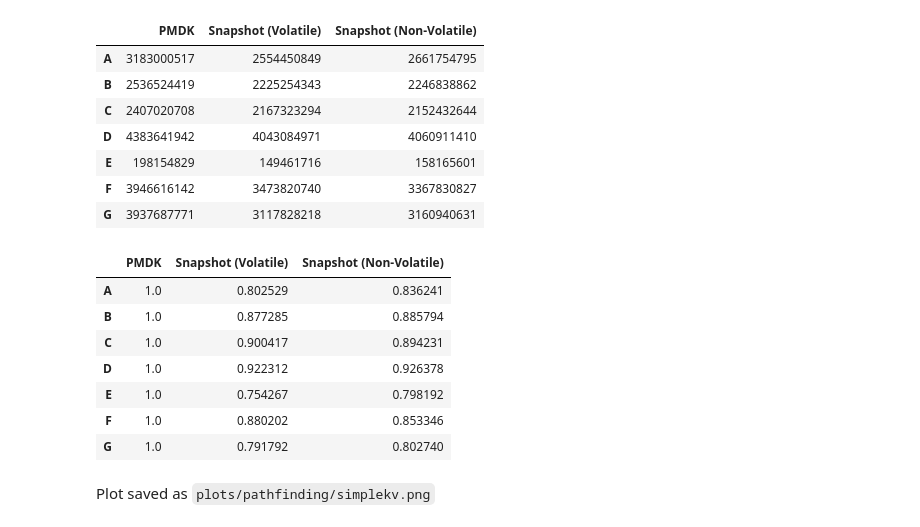
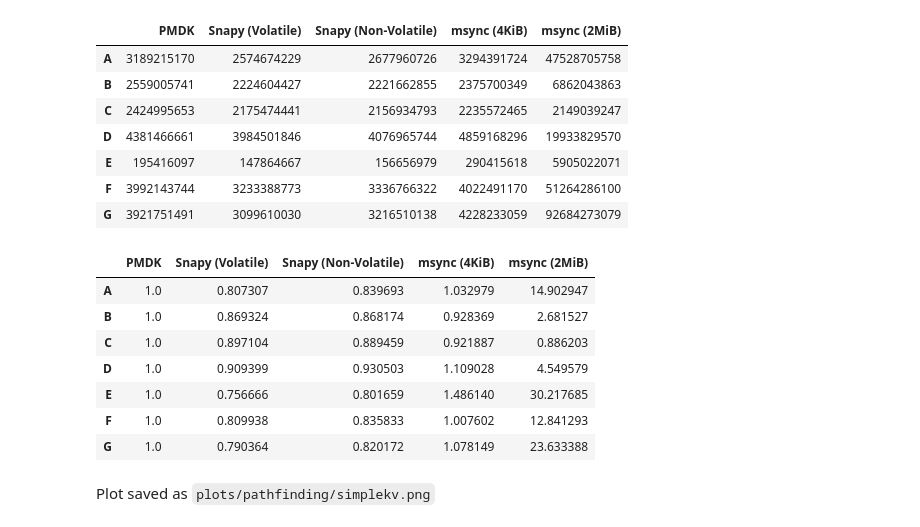
Before and after one commit to NVSL/snapshot-public, a Jupyter notebook: src/scripts/map.ipynb, the cells around one changed output. Cells and saved outputs as stored; diff of their text form; code cells hidden in the pictures.

```diff
--- a/src/scripts/map.ipynb
+++ b/src/scripts/map.ipynb
@@ -54,5 +73,5 @@ df_raw = df_raw.T
 # %%
-v = (df_raw.T[index_v]).T[['pmdk', 'snashot']]
+v = (df_raw.T[index_v]).T[['pmdk', 'snashot', 'msync', 'msync huge page']]
 v.index = index_vals
 v
 # %% [output]
@@ -80,19 +99,21 @@ Name: snashot, dtype: object
 # %%
 df = pd.DataFrame()
 df['PMDK'] = np.int_(v['pmdk'])
-df['Snapshot (Volatile)'] = np.int_(v['snashot'])
-df['Snapshot (Non-Volatile)'] = np.int_(nv)
+df['Snapy (Volatile)'] = np.int_(v['snashot'])
+df['Snapy (Non-Volatile)'] = np.int_(nv)
+df['msync (4KiB)'] = np.int_(v['msync'])
+df['msync (2MiB)'] = np.int_(v['msync huge page'])
 df.index = [val.capitalize() for val in index_vals]
 df
 # %% [output]
-|  | PMDK | Snapshot (Volatile) | Snapshot (Non-Volatile) |
-| A | 3183000517 | 2554450849 | 2661754795 |
-| B | 2536524419 | 2225254343 | 2246838862 |
-| C | 2407020708 | 2167323294 | 2152432644 |
-| D | 4383641942 | 4043084971 | 4060911410 |
-| E | 198154829 | 149461716 | 158165601 |
-| F | 3946616142 | 3473820740 | 3367830827 |
-| G | 3937687771 | 3117828218 | 3160940631 |
+|  | PMDK | Snapy (Volatile) | Snapy (Non-Volatile) | msync (4KiB) | msync (2MiB) |
+| A | 3189215170 | 2574674229 | 2677960726 | 3294391724 | 47528705758 |
+| B | 2559005741 | 2224604427 | 2221662855 | 2375700349 | 6862043863 |
+| C | 2424995653 | 2175474441 | 2156934793 | 2235572465 | 2149039247 |
+| D | 4381466661 | 3984501846 | 4076965744 | 4859168296 | 19933829570 |
+| E | 195416097 | 147864667 | 156656979 | 290415618 | 5905022071 |
+| F | 3992143744 | 3233388773 | 3336766322 | 4022491170 | 51264286100 |
+| G | 3921751491 | 3099610030 | 3216510138 | 4228233059 | 92684273079 |
 # %%
 pmdk_col = df['PMDK']
 df_norm = df.copy(deep=True)
@@ -100,12 +121,12 @@ for col in df:
     df_norm[col] = df[col]/pmdk_col
 df_norm
 # %% [output]
-|  | PMDK | Snapshot (Volatile) | Snapshot (Non-Volatile) |
-| A | 1.0 | 0.802529 | 0.836241 |
-| B | 1.0 | 0.877285 | 0.885794 |
-| C | 1.0 | 0.900417 | 0.894231 |
-| D | 1.0 | 0.922312 | 0.926378 |
-| E | 1.0 | 0.754267 | 0.798192 |
-| F | 1.0 | 0.880202 | 0.853346 |
-| G | 1.0 | 0.791792 | 0.802740 |
+|  | PMDK | Snapy (Volatile) | Snapy (Non-Volatile) | msync (4KiB) | msync (2MiB) |
+| A | 1.0 | 0.807307 | 0.839693 | 1.032979 | 14.902947 |
+| B | 1.0 | 0.869324 | 0.868174 | 0.928369 | 2.681527 |
+| C | 1.0 | 0.897104 | 0.889459 | 0.921887 | 0.886203 |
+| D | 1.0 | 0.909399 | 0.930503 | 1.109028 | 4.549579 |
+| E | 1.0 | 0.756666 | 0.801659 | 1.486140 | 30.217685 |
+| F | 1.0 | 0.809938 | 0.835833 | 1.007602 | 12.841293 |
+| G | 1.0 | 0.790364 | 0.820172 | 1.078149 | 23.633388 |
 # %%
```
Also changed, not shown: parts of 8 cells of this notebook, 39 other files.
